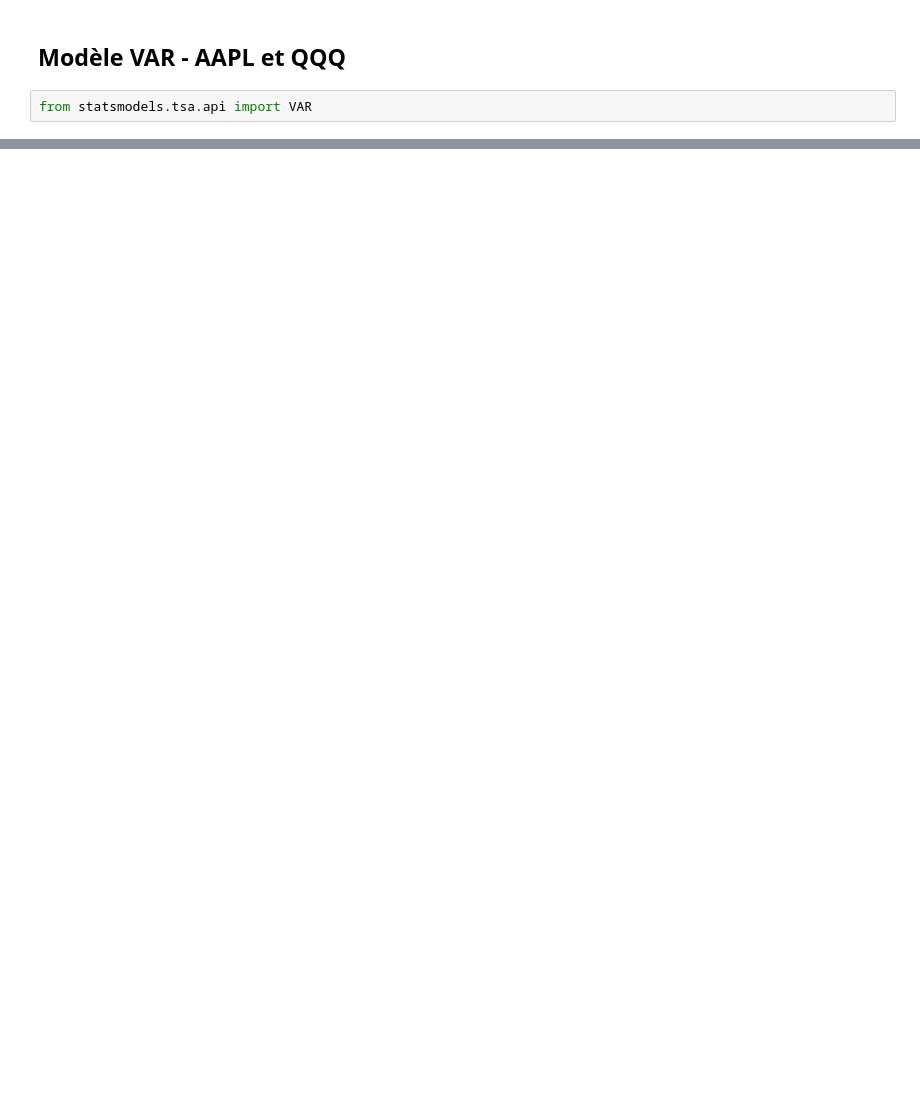
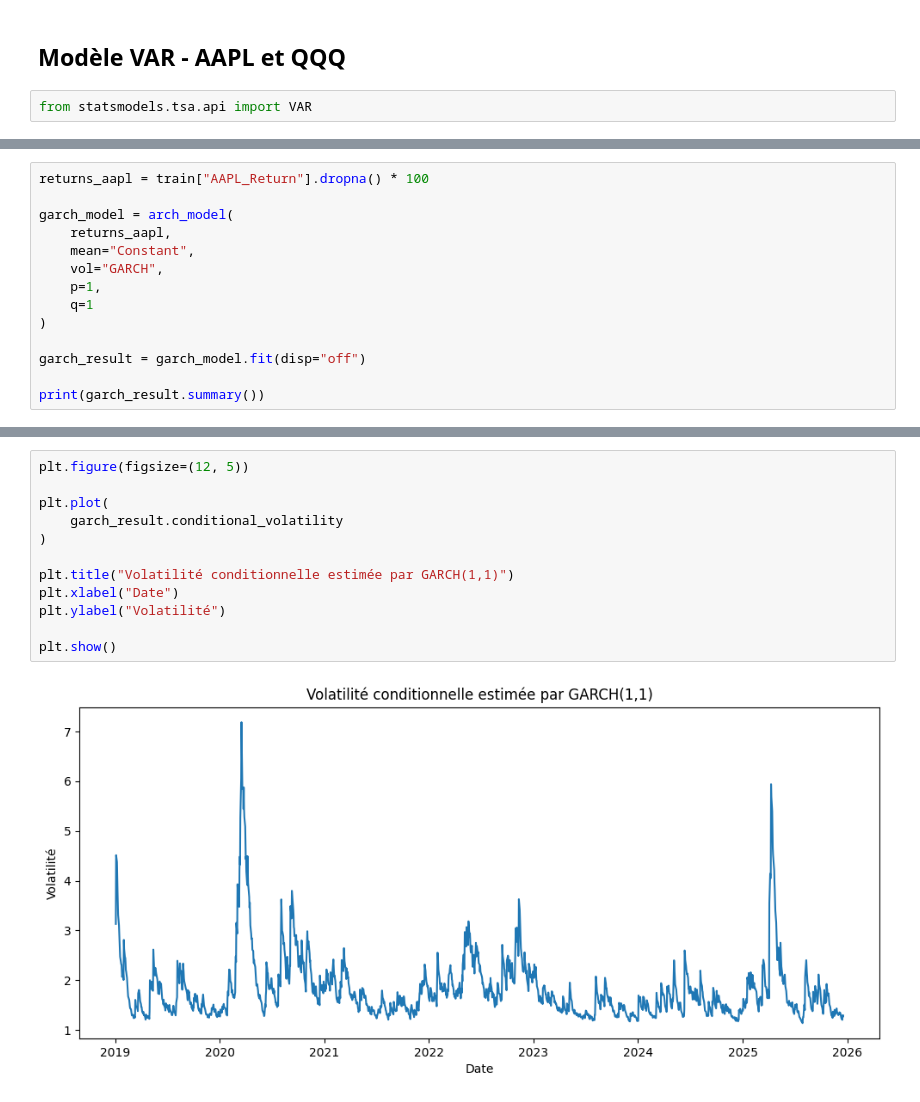
Before and after one commit to mariemdardouri/MiniProjet_SeriesTemporelles, a Jupyter notebook: notebooks/MiniProjet_TimeSeries.ipynb, the cells around one changed output, grey strips where cells are left out. Saved outputs shown, nothing was run; the diff lists cells and outputs as text; blank space fills up the shorter version.

Commit message:
Complete time series analysis and classical models

```diff
--- a/notebooks/MiniProjet_TimeSeries.ipynb
+++ b/notebooks/MiniProjet_TimeSeries.ipynb
@@ -587,0 +718,14 @@ from statsmodels.tsa.api import VAR
+# %%
+returns_aapl = train["AAPL_Return"].dropna() * 100
+
+garch_model = arch_model(
+    returns_aapl,
+    mean="Constant",
+    vol="GARCH",
+    p=1,
+    q=1
+)
+
+garch_result = garch_model.fit(disp="off")
+
+print(garch_result.summary())
@@ -587,0 +750,14 @@ from statsmodels.tsa.api import VAR
+# %%
+plt.figure(figsize=(12, 5))
+
+plt.plot(
+    garch_result.conditional_volatility
+)
+
+plt.title("Volatilité conditionnelle estimée par GARCH(1,1)")
+plt.xlabel("Date")
+plt.ylabel("Volatilité")
+
+plt.show()
+# %% [output]
+[figure, added]
```
Also changed, not shown: parts of 50 cells of this notebook.
